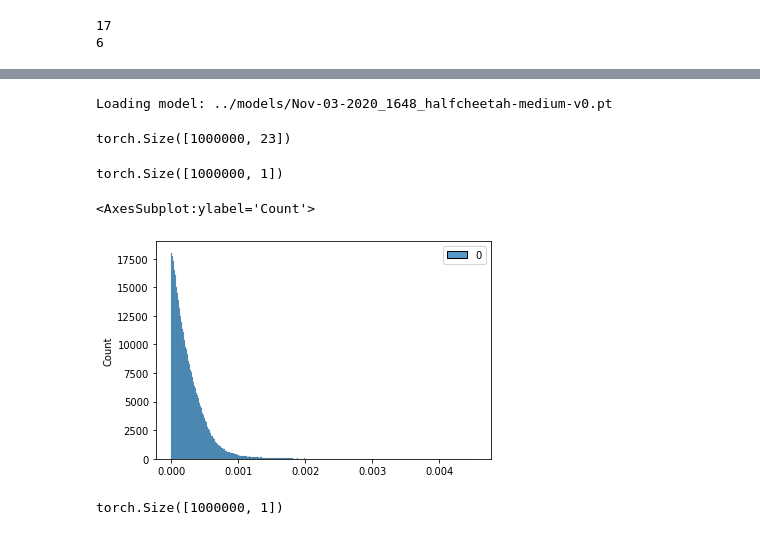
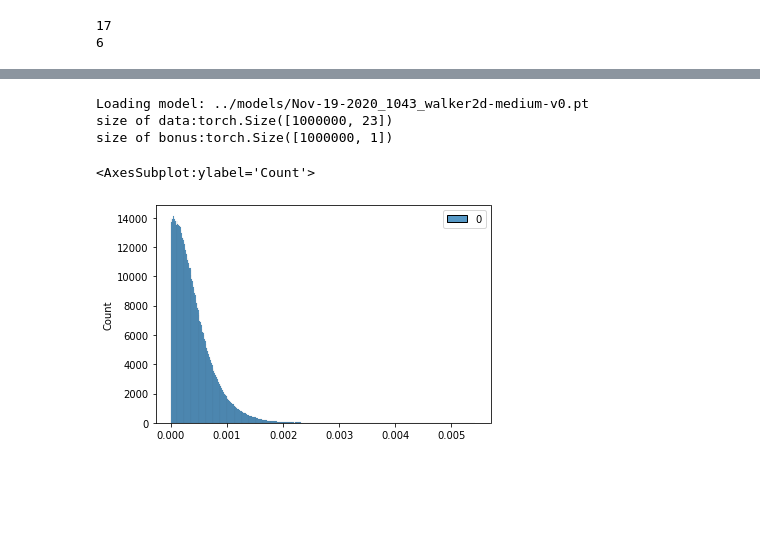
Before and after one commit to shidilrzf/continuous_rnd, a Jupyter notebook: sac/examples/notebooks/beta.ipynb, the cells around one changed output, grey strips where cells are left out. Cells and saved outputs as stored; diff of their text form; code cells hidden in the pictures; blank space fills up the shorter version.

```diff
--- a/sac/examples/notebooks/beta.ipynb
+++ b/sac/examples/notebooks/beta.ipynb
@@ -10,0 +12,37 @@ import seaborn as sns
+# %%
+def get_bonus(obs, actions, network, target_network):
+    x = torch.from_numpy(obs)
+    y = torch.from_numpy(actions)
+    data = torch.cat((x, y), dim=1)
+    print('size of data:{}'.format(data.size()))
+
+    out1 = network(data)
+    out2 = target_network(data)
+    bonus = abs(out1 - out2)
+    print('size of bonus:{}'.format(bonus.size()))
+
+    return bonus
+# %%
+def load_models(model_name):
+
+    M = 64
+    network = Mlp(
+        input_size=obs_dim + action_dim,
+        output_size=1,
+        hidden_sizes=[M, M],
+    )
+
+    target_network = Mlp(
+    input_size=obs_dim + action_dim,
+    output_size=1,
+    hidden_sizes=[M, M],
+    )
+
+    path = '../models/{}'.format(model_name)
+    checkpoint = torch.load(path, map_location='cpu')
+    network.load_state_dict(checkpoint['network_state_dict'])
+    target_network.load_state_dict(checkpoint['target_state_dict'])
+
+    print('Loading model: {}'.format(path))
+
+    return network, target_network
@@ -11,5 +153,5 @@ import seaborn as sns
 # %%
-env_name = 'halfcheetah-medium-v0'
+env_name = 'walker2d-medium-v0'
 
 env = gym.make(env_name)
 obs_dim = env.observation_space.low.size
@@ -45,16 +169,0 @@ target_network = Mlp(
-# %%
-path = '../models/Nov-03-2020_1648_halfcheetah-medium-v0.pt'
-checkpoint = torch.load(path)
-network.load_state_dict(checkpoint['network_state_dict'])
-target_network.load_state_dict(checkpoint['target_state_dict'])
-
-print('Loading model: {}'.format(path))
-# %% [output]
-Loading model: ../models/Nov-03-2020_1648_halfcheetah-medium-v0.pt
-# %%
-x = torch.from_numpy(obs)
-y = torch.from_numpy(actions)
-data = torch.cat((x, y), dim=1)
-print(data.size())
-# %% [output]
-torch.Size([1000000, 23])
@@ -64,10 +170,13 @@ out2 = target_network(data)
-# %%
-bonus = abs(out1 - out2)
-print(bonus.size())
-# %% [output]
-torch.Size([1000000, 1])
+# %%
+model_name = 'Nov-19-2020_1043_walker2d-medium-v0.pt'
+network, target_network = load_models(model_name)
+bonus = get_bonus(obs, actions, network, target_network).detach().cpu().numpy()
+# %% [output]
+Loading model: ../models/Nov-19-2020_1043_walker2d-medium-v0.pt
+size of data:torch.Size([1000000, 23])
+size of bonus:torch.Size([1000000, 1])
 # %%
-sns.histplot(bonus.detach().cpu().numpy())
+sns.histplot(bonus)
 # %% [output]
 <AxesSubplot:ylabel='Count'>
-[figure, old version]
+[figure, new version]
@@ -77,8 +182,0 @@ y_shuffle = y[ind]
-# %%
-data_shuffle = torch.cat((x, y_shuffle), dim=1)
-out1 = network(data_shuffle)
-out2 = target_network(data_shuffle)
-bonus_shuffle = abs(out1 - out2)
-print(bonus_shuffle.size())
-# %% [output]
-torch.Size([1000000, 1])
```
Also changed, not shown: parts of 37 cells of this notebook.
